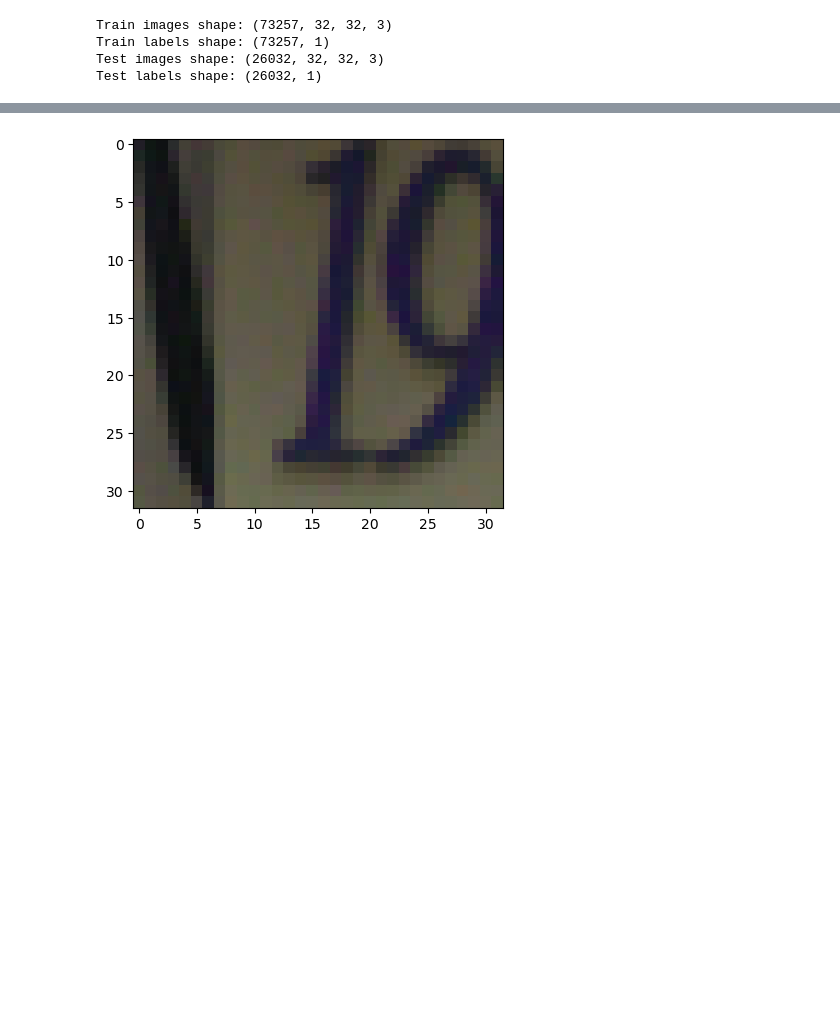
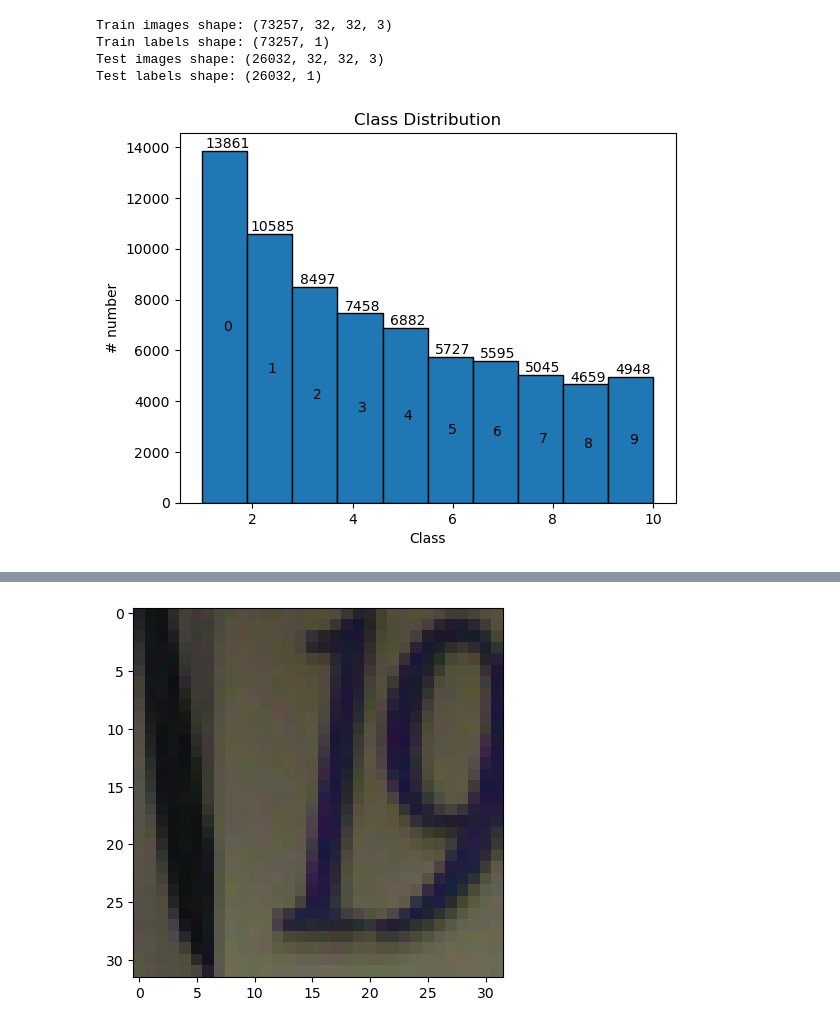
Before and after one commit to LouisSko/pattern-recognition-term-project, a Jupyter notebook: project_1.ipynb, the cells around one changed output, grey strips where cells are left out. Saved outputs shown, nothing was run; the diff lists cells and outputs as text; code cells hidden in the pictures; blank space fills up the shorter version.

```diff
--- a/project_1.ipynb
+++ b/project_1.ipynb
@@ -40,3 +43,26 @@ Train images shape: (73257, 32, 32, 3)
 Train labels shape: (73257, 1)
 Test images shape: (26032, 32, 32, 3)
 Test labels shape: (26032, 1)
+# %%
+# check class distribution
+def visualize_class_distr(labels):
+    # plot histogram
+    counts, bins, _ = plt.hist(labels, bins=10, edgecolor='black')
+    for i, (count, x) in enumerate(zip(counts, bins)):
+        plt.text(x + 0.5, count, str(int(count)), ha='center', va='bottom')
+        plt.text(x + 0.5, count / 2, str(int(i)), ha='center', va='center')
+
+    # Set the x-axis ticks
+    #plt.xticks(np.arange(1,10))
+
+    # Add labels and a title
+    plt.xlabel('Class')
+    plt.ylabel('# number')
+    plt.title('Class Distribution')
+
+    # Show the plot
+    plt.show()
+# %%
+visualize_class_distr(train_labels)
+# %% [output]
+[figure, added]
```
Also changed, not shown: parts of 18 cells of this notebook.
